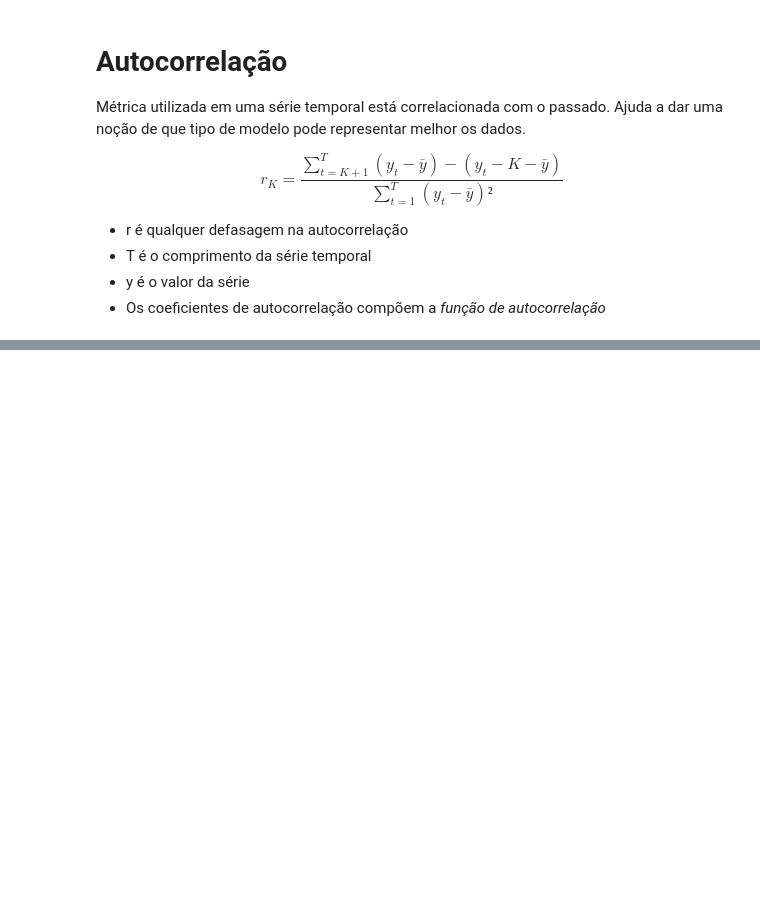
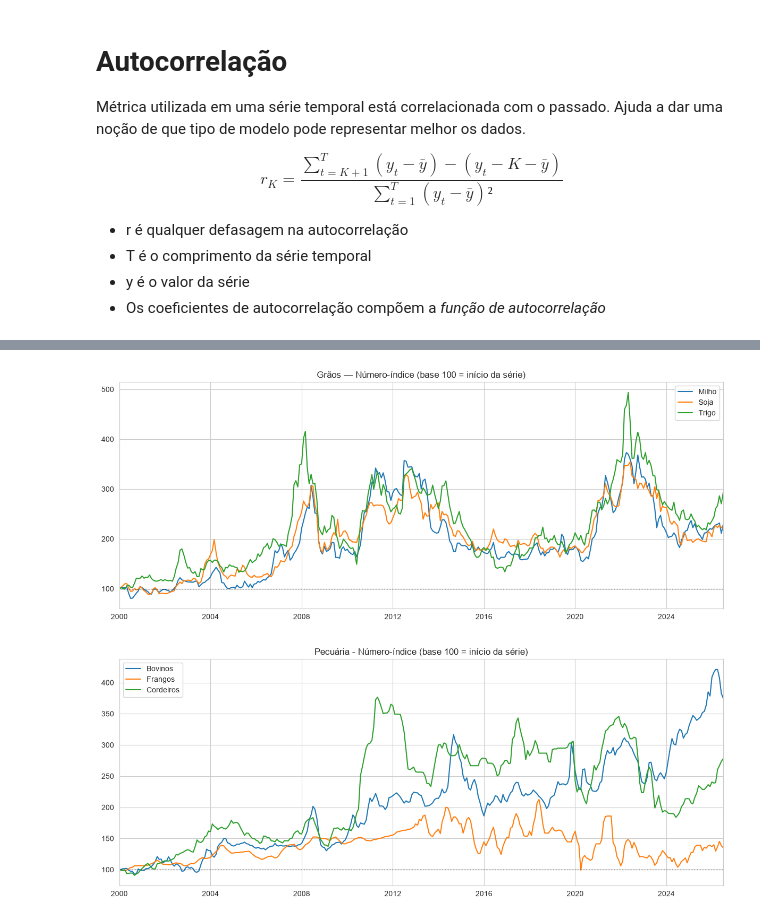
Before and after one commit to JAssalis/agro-market-correlation-dashboard, a Jupyter notebook: ARIMA.ipynb, the cells around one changed output, grey strips where cells are left out. Drawn from its saved outputs; the diff is of its cells as text; code cells hidden in the pictures; blank space fills up the shorter version.

```diff
--- a/ARIMA.ipynb
+++ b/ARIMA.ipynb
@@ -31,0 +67,19 @@ from datetime import date, timedelta
+# %%
+# Setando parâmetros
+
+URL_WORLD_BANK = (
+    "https://thedocs.worldbank.org/en/doc/"
+    "74e8be41ceb20fa0da750cda2f6b9e4e-0050012026/related/"
+    "CMO-Historical-Data-Monthly.xlsx"
+)
+
+WB_COLUNAS = {
+    "Milho": "Maize",
+    "Soja":  "Soybeans",
+    "Trigo": "Wheat, US HRW",
+    "Bovinos": "Beef **",
+    "Frangos": "Chicken **",
+    "Cordeiros": "Lamb **"
+    }
+
+DATA_INICIO = "2000-1-1"
@@ -31,0 +141,32 @@ from datetime import date, timedelta
+# %%
+# Gráficos por categorias
+
+categoria_graos = ["Milho", "Soja", "Trigo"]
+categoria_pecuaria = ["Bovinos", "Frangos", "Cordeiros"]
+
+# Gráfico 1: Grãos
+df_indexado_graos = (df_commodities[categoria_graos] / df_commodities[categoria_graos].iloc[0]) * 100
+fig, ax = plt.subplots(figsize=(12, 5))
+for col in df_indexado_graos.columns:
+    ax.plot(df_indexado_graos.index, df_indexado_graos[col], label=col)
+ax.axhline(100, color="black", linewidth=0.8, linestyle=":")
+ax.set_title("Grãos — Número-índice (base 100 = início da série)")
+ax.legend()
+plt.margins(x=0)
+plt.tight_layout()
+plt.show()
+
+# Gráfico 2: Pecuária
+df_indexado_pecuaria = (df_commodities[categoria_pecuaria] / df_commodities[categoria_pecuaria].iloc[0]) * 100
+fig, ax = plt.subplots(figsize=(12, 5))
+for col in df_indexado_pecuaria.columns:
+    ax.plot(df_indexado_pecuaria.index, df_indexado_pecuaria[col], label=col)
+ax.axhline(100, color="black", linewidth=0.8, linestyle=":")
+ax.set_title("Pecuária - Número-índice (base 100 = início da série)")
+ax.legend()
+plt.margins(x=0)
+plt.tight_layout()
+plt.show()
+# %% [output]
+[figure, added]
+[figure, added]
```
Also changed, not shown: parts of 27 cells of this notebook.
